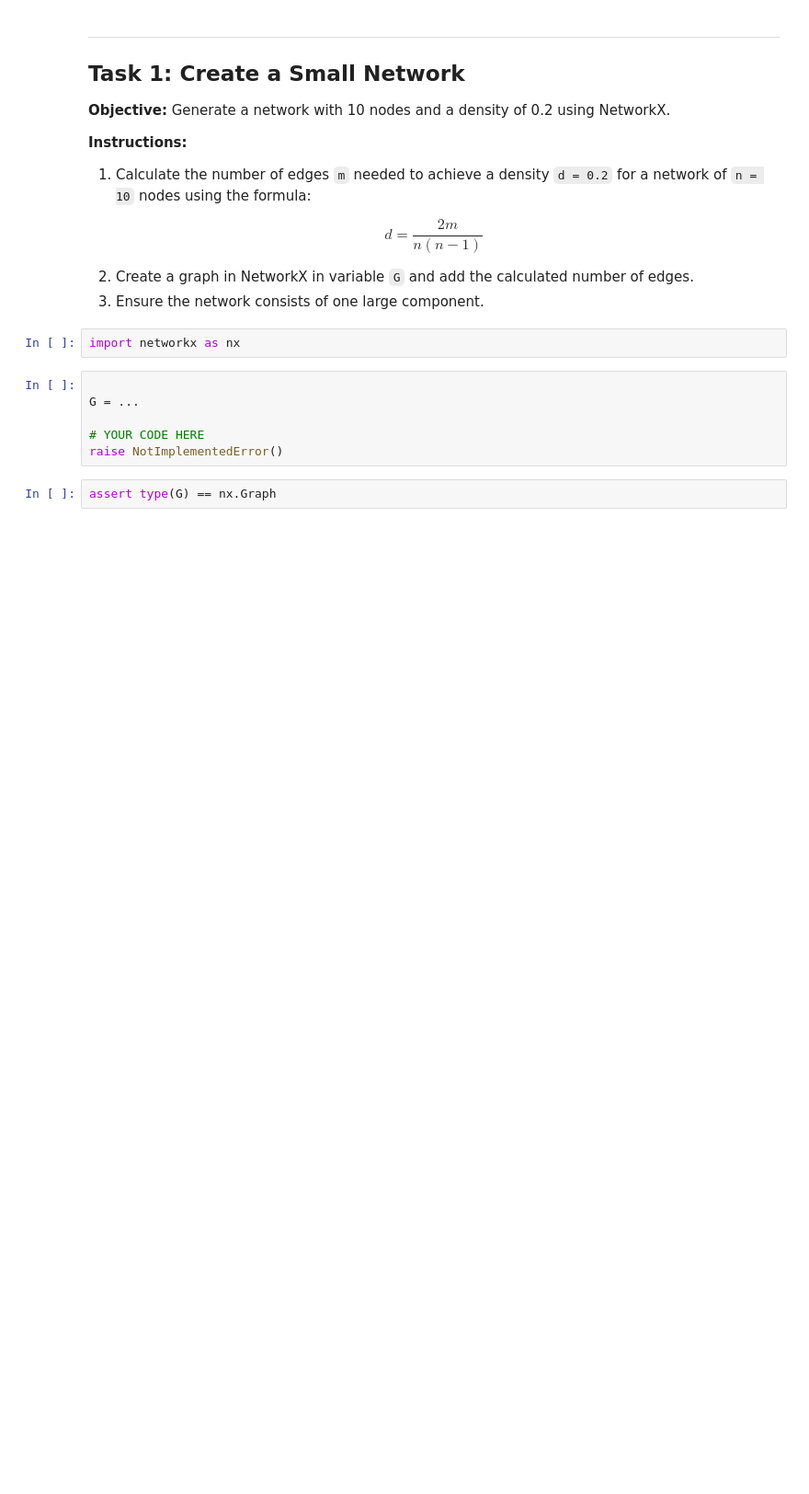
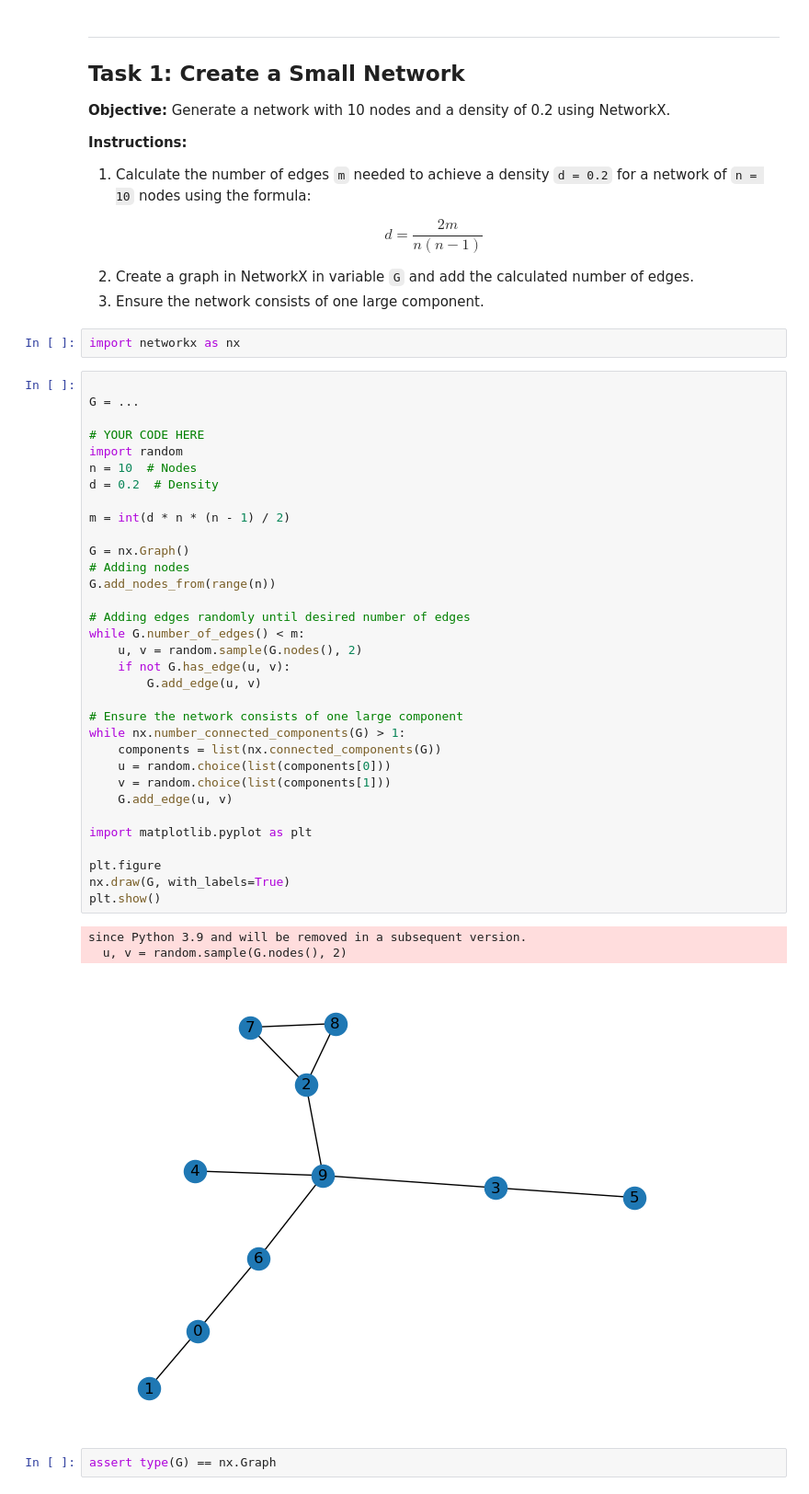
Before and after one commit to Aoyamaxx/CSSci-Semester-3-DE, a Jupyter notebook: Coding_Portfolio_Progress_Check_3/network-analysis/network-analysis.ipynb, the cells around one changed output. Shown at 92% size. Drawn from its saved outputs; the diff is of its cells as text; blank space fills up the shorter version.

```diff
--- a/Coding_Portfolio_Progress_Check_3/network-analysis/network-analysis.ipynb
+++ b/Coding_Portfolio_Progress_Check_3/network-analysis/network-analysis.ipynb
@@ -31,9 +31,40 @@ import networkx as nx
 # %%
 
 G = ...
 
 # YOUR CODE HERE
-raise NotImplementedError()
+import random
+n = 10  # Nodes
+d = 0.2  # Density
+
+m = int(d * n * (n - 1) / 2)
+
+G = nx.Graph()
+# Adding nodes
+G.add_nodes_from(range(n))
+
+# Adding edges randomly until desired number of edges
+while G.number_of_edges() < m:
+    u, v = random.sample(G.nodes(), 2)
+    if not G.has_edge(u, v):
+        G.add_edge(u, v)
+
+# Ensure the network consists of one large component
+while nx.number_connected_components(G) > 1:
+    components = list(nx.connected_components(G))
+    u = random.choice(list(components[0]))
+    v = random.choice(list(components[1]))
+    G.add_edge(u, v)
+
+import matplotlib.pyplot as plt
+
+plt.figure
+nx.draw(G, with_labels=True)
+plt.show()
+# %% [output]
+since Python 3.9 and will be removed in a subsequent version.
+  u, v = random.sample(G.nodes(), 2)
+[figure, added]
 # %%
 assert type(G) == nx.Graph
 # %% [markdown]
```
Also changed, not shown: parts of 4 cells of this notebook, 3 other files.
